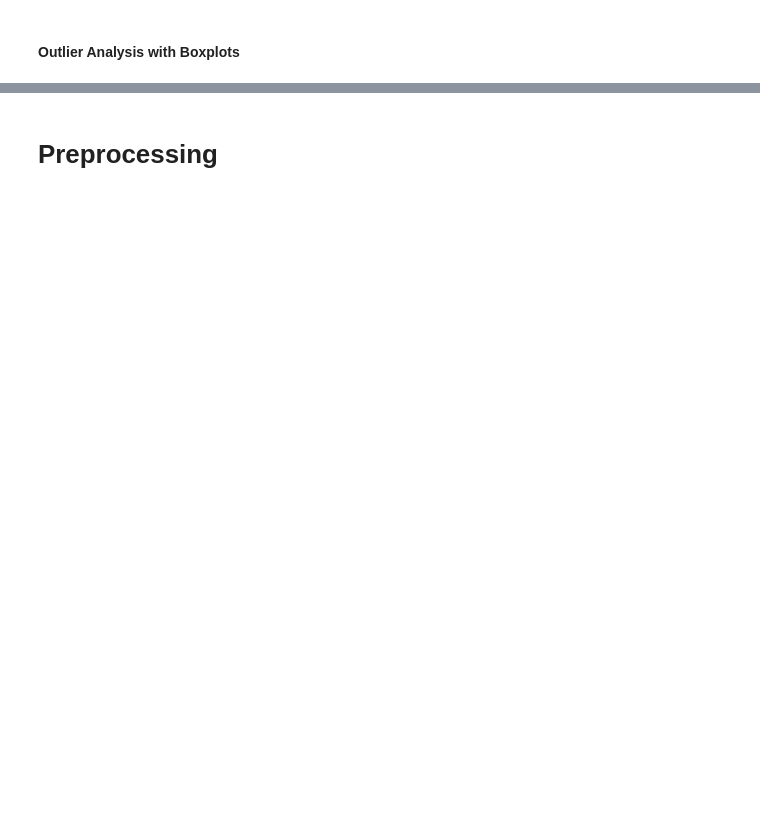
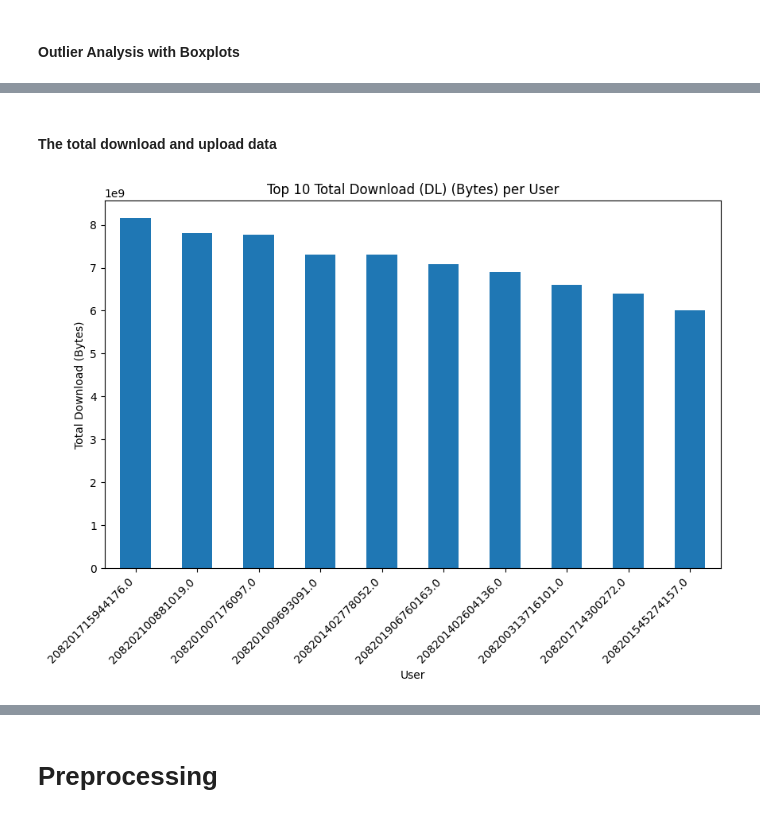
Before and after one commit to Yohanes213/10ac_TellCo_week1, a Jupyter notebook: notebook/tellco.ipynb, the cells around one changed output, grey strips where cells are left out. Saved outputs shown, nothing was run; the diff lists cells and outputs as text; code cells hidden in the pictures; blank space fills up the shorter version.

```diff
--- a/notebook/tellco.ipynb
+++ b/notebook/tellco.ipynb
@@ -190,0 +208,10 @@ plt.show()
+# %% [markdown]
+#### The total download and upload data
+# %%
+total_dl_user = user_data['Total DL (Bytes)'].sum()
+
+top_10_total_dl = total_dl_user.sort_values(ascending=False).head(10)
+
+visualize.plot_bar(top_10_total_dl, xlabel="User", ylabel="Total Download (Bytes)", title="Top 10 Total Download (DL) (Bytes) per User")
+# %% [output]
+[figure, added]
```
Also changed, not shown: parts of 27 cells of this notebook.
